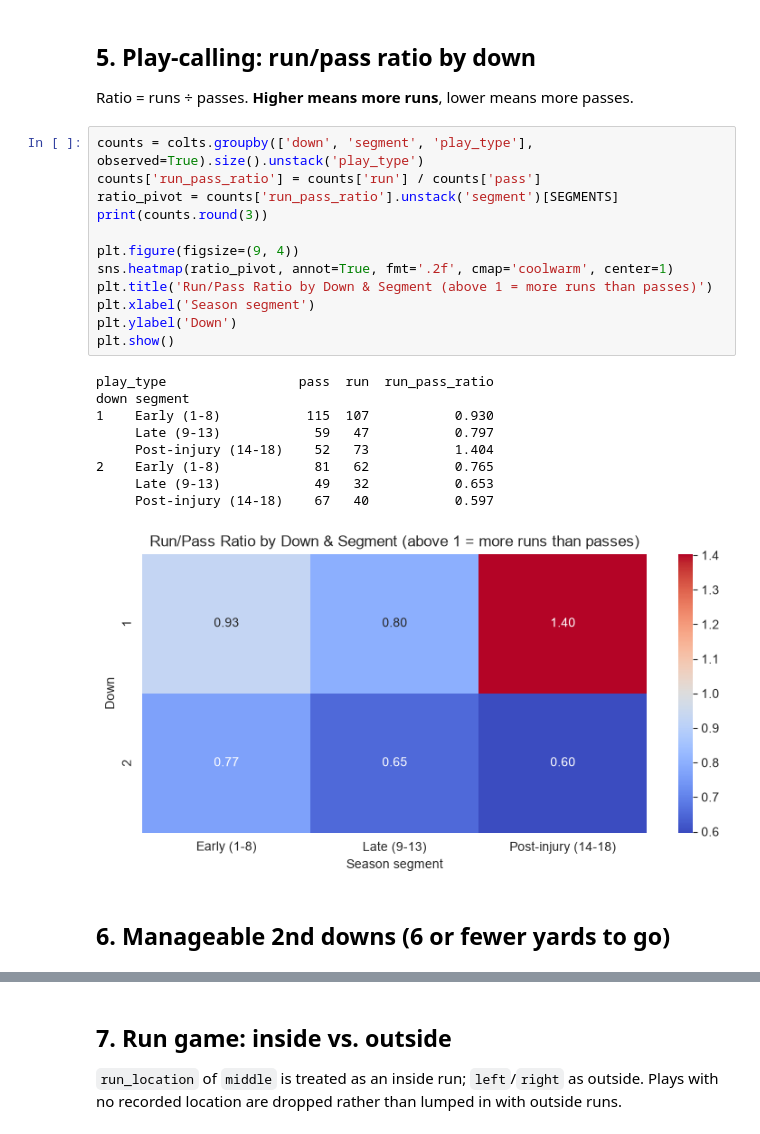
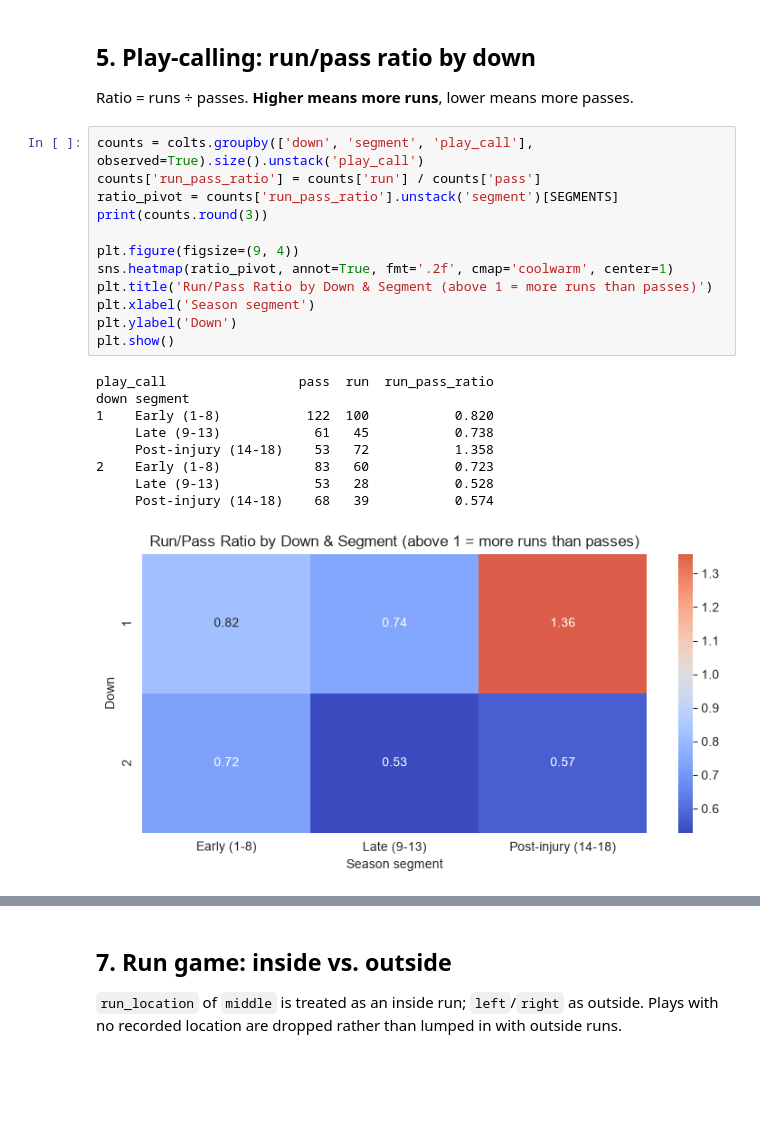
Before and after one commit to cameronminor04/nfl_project, a Jupyter notebook: analysis.ipynb, the cells around one changed output, grey strips where cells are left out. Saved outputs shown, nothing was run; the diff lists cells and outputs as text; blank space fills up the shorter version.

```diff
--- a/analysis.ipynb
+++ b/analysis.ipynb
@@ -282,26 +284,24 @@ plt.show()
 
 Ratio = runs ÷ passes. **Higher means more runs**, lower means more passes.
 # %%
-counts = colts.groupby(['down', 'segment', 'play_type'], observed=True).size().unstack('play_type')
+counts = colts.groupby(['down', 'segment', 'play_call'], observed=True).size().unstack('play_call')
 counts['run_pass_ratio'] = counts['run'] / counts['pass']
 ratio_pivot = counts['run_pass_ratio'].unstack('segment')[SEGMENTS]
 print(counts.round(3))
 
 plt.figure(figsize=(9, 4))
 sns.heatmap(ratio_pivot, annot=True, fmt='.2f', cmap='coolwarm', center=1)
 plt.title('Run/Pass Ratio by Down & Segment (above 1 = more runs than passes)')
 plt.xlabel('Season segment')
 plt.ylabel('Down')
 plt.show()
 # %% [output]
-play_type                 pass  run  run_pass_ratio
+play_call                 pass  run  run_pass_ratio
 down segment
-1    Early (1-8)           115  107           0.930
-     Late (9-13)            59   47           0.797
-     Post-injury (14-18)    52   73           1.404
-2    Early (1-8)            81   62           0.765
-     Late (9-13)            49   32           0.653
-     Post-injury (14-18)    67   40           0.597
+1    Early (1-8)           122  100           0.820
+     Late (9-13)            61   45           0.738
+     Post-injury (14-18)    53   72           1.358
+2    Early (1-8)            83   60           0.723
+     Late (9-13)            53   28           0.528
+     Post-injury (14-18)    68   39           0.574
-[figure, old version]
+[figure, new version]
-# %% [markdown]
-## 6. Manageable 2nd downs (6 or fewer yards to go)
```
Also changed, not shown: parts of 13 cells of this notebook, 2 other files.
